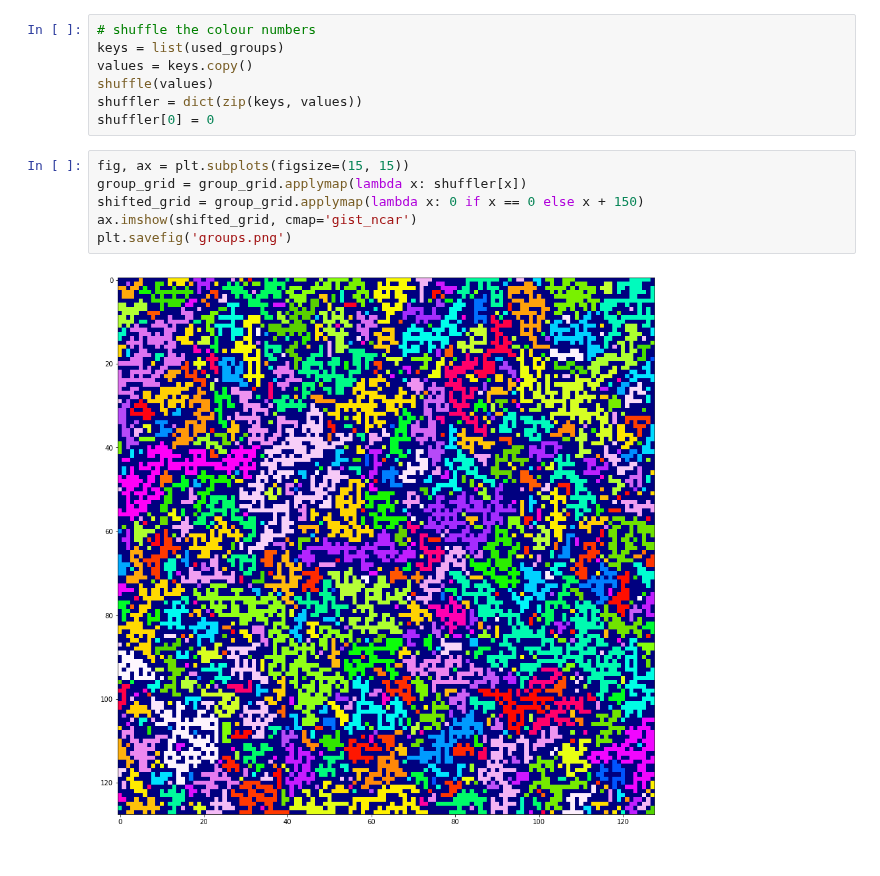
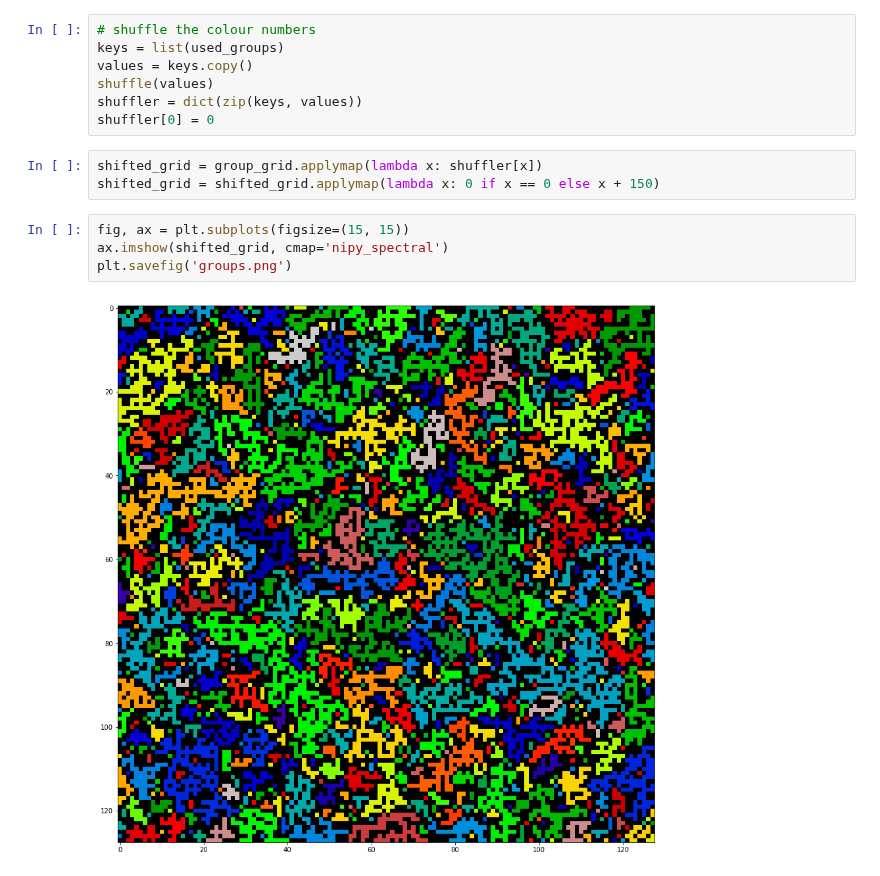
Before and after one commit to MarkNOakden/AdventOfCode, a Jupyter notebook: 17/14/day14.ipynb, the cells around one changed output. Cells and saved outputs as stored; diff of their text form.

```diff
--- a/17/14/day14.ipynb
+++ b/17/14/day14.ipynb
@@ -154,10 +154,11 @@ shuffle(values)
 shuffler = dict(zip(keys, values))
 shuffler[0] = 0
 # %%
-fig, ax = plt.subplots(figsize=(15, 15))
-group_grid = group_grid.applymap(lambda x: shuffler[x])
-shifted_grid = group_grid.applymap(lambda x: 0 if x == 0 else x + 150)
-ax.imshow(shifted_grid, cmap='gist_ncar')
-plt.savefig('groups.png')
+shifted_grid = group_grid.applymap(lambda x: shuffler[x])
+shifted_grid = shifted_grid.applymap(lambda x: 0 if x == 0 else x + 150)
-# %% [output]
-[figure, removed]
+# %%
+fig, ax = plt.subplots(figsize=(15, 15))
+ax.imshow(shifted_grid, cmap='nipy_spectral')
+plt.savefig('groups.png')
+# %% [output]
+[figure, added]
```
Also changed, not shown: parts of 1 cell of this notebook, 3 other files.
